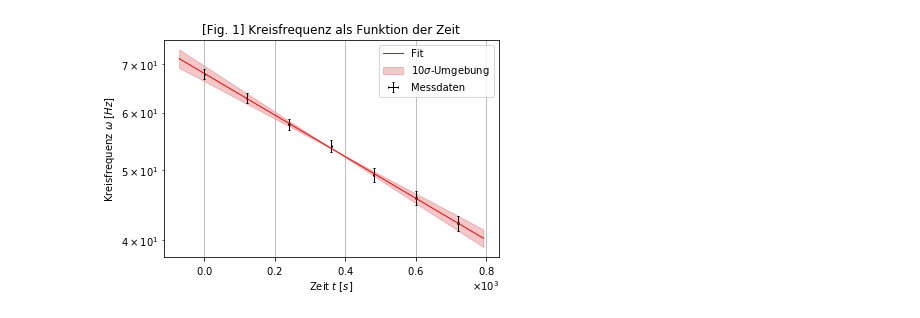
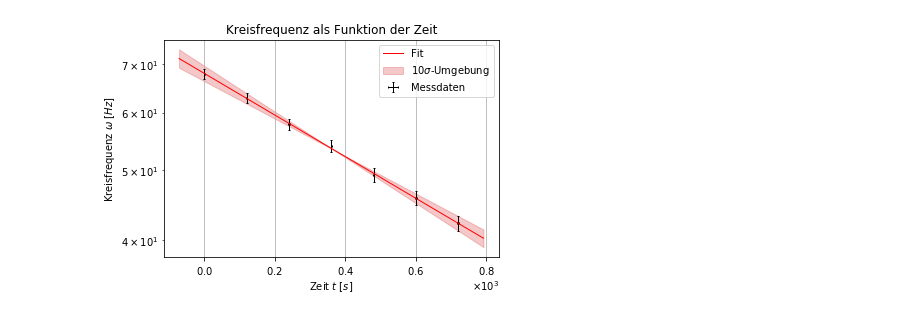
Before and after one commit to Sjevka/PAP2.1, a Jupyter notebook: 213/213.ipynb, the cells around one changed output. Drawn from its saved outputs; the diff is of its cells as text; code cells hidden in the pictures.

```diff
--- a/213/213.ipynb
+++ b/213/213.ipynb
@@ -11,7 +12,7 @@ def format_e(n):
 # %%
 #Aufgabe 2
 
-#Messwerte aus Tabelle 1: f über t
+# Messwerte aus Tabelle \ref{tab:Tab1} in SI Einheiten:
 t = np.array([0,120,240,360,480,600,720]) # Zeit [s]
 Fehler_t = np.array([2,2,2,2,2,2,2])
 
@@ -63,7 +64,7 @@ fit_bot = fit_func(popt_bot, x_fit)
 fig, ax = plt.subplots(1)
 plt.ticklabel_format(axis='both', style='sci', scilimits=(0,3), useMathText=True)
 plt.errorbar(x, y, yerr=delta_y, xerr=delta_x, lw=1, ecolor='k', fmt='none', capsize=1, label='Messdaten')
-plt.title('[Fig. 1] Kreisfrequenz als Funktion der Zeit')
+plt.title('Kreisfrequenz als Funktion der Zeit')
 plt.grid(True)
 plt.yscale('log')
 plt.xlabel('Zeit '+r'${t}$'+' '+r'${[s]}$')
@@ -76,7 +77,7 @@ plt.savefig('figures/213_Fig1.pdf', format='pdf', bbox_inches='tight')
 
 #Chi-Quadrat orthogonal
 dof = x.size-popt.size
-chisquare = np.sum(((fit_func(popt, x)-y)**2)/(delta_y**2+((fit_func(popt, x+delta_x)-fit_func(popt, x-delta_x))/2)**2))
+chisquare = out.sum_square
 chisquare_red = chisquare/dof
 prob = round(1-chi2.cdf(chisquare,dof),2)*100
 
@@ -84,11 +85,11 @@ prob = round(1-chi2.cdf(chisquare,dof),2)*100
 omega_0 = popt[0]
 Fehler_omega_0 = perr[0]
 
-d = popt[1]
-Fehler_d = perr[1]
+k = popt[1]
+Fehler_k = perr[1]
 
-T_halb = np.log(2)/d
-Fehler_T_halb = T_halb*Fehler_d/d
+T_halb = np.log(2)/k
+Fehler_T_halb = T_halb*Fehler_k/k
 
 #Ausgabe
 print('Startwert der Kreisfrequenz: ')
@@ -99,7 +100,7 @@ print('Chi-Quadrat reduziert =', chisquare_red)
 print('Wahrscheinlichkeit ein größeres oder gleiches Chi-Quadrat zu erhalten =', prob, '%')
 print('\n')
 print('Dämpfungskonstante: ')
-print('d [Hz] =',  format_e(d), ' +- ',  format_e(Fehler_d))
+print('k [Hz] =',  format_e(k), ' +- ',  format_e(Fehler_k))
 print('\n')
 print('Halbwertszeit: ')
 print('T_halb [s] =',  format_e(T_halb), ' +- ',  format_e(Fehler_T_halb))
@@ -117,8 +118,8 @@ d [Hz] = 6.600142e-04  +-  6.605926e-06
 
 
 Halbwertszeit:
 T_halb [s] = 1.0502e+03  +-  1.051121e+01
-[figure, old version]
+[figure, new version]
 # %%
 #Aufgabe 3b Teil 1
 
```
Also changed, not shown: parts of 6 cells of this notebook, 14 other files.
